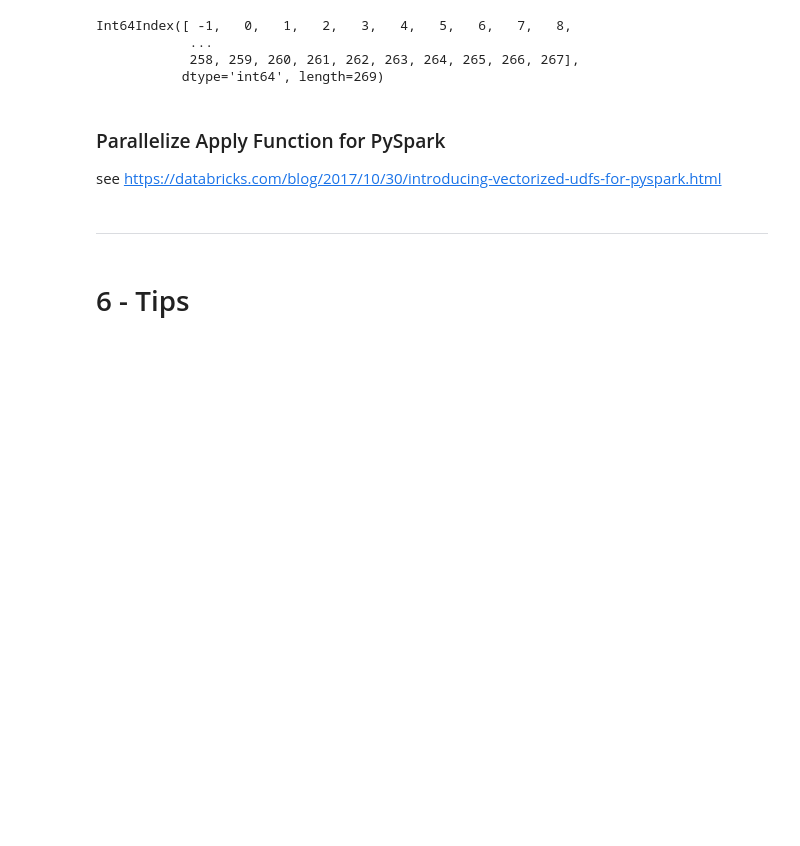
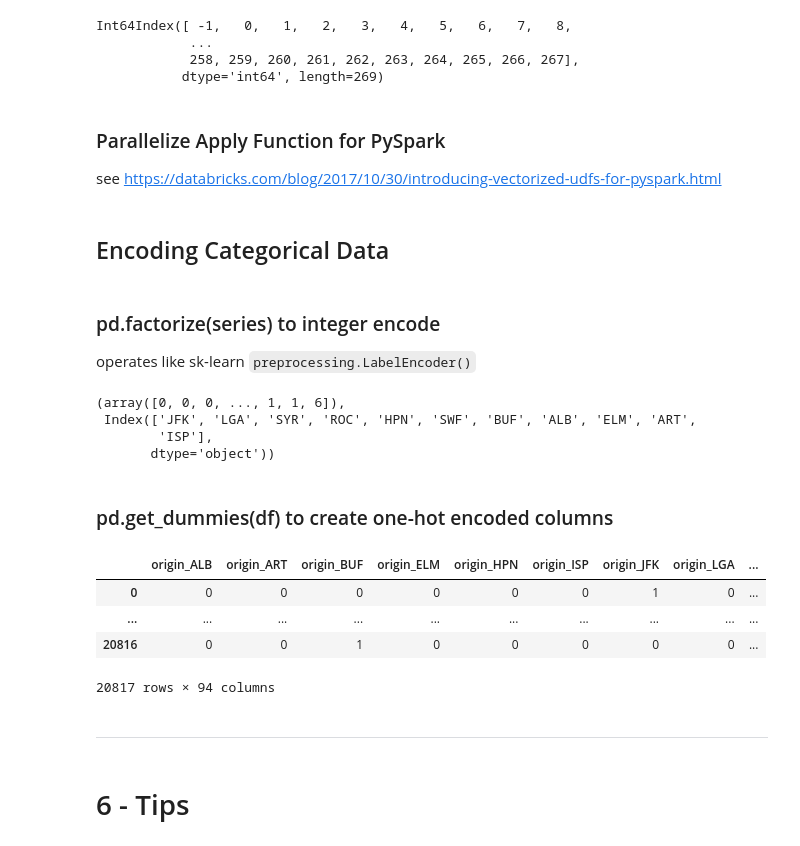
Before and after one commit to marksibrahim/recipes, a Jupyter notebook: modern-pandas/modern-pandas.ipynb, the cells around one changed output. Cells and saved outputs as stored; diff of their text form; code cells hidden in the pictures; blank space fills up the shorter version.

Commit message:
added categorical data and iloc

```diff
--- a/modern-pandas/modern-pandas.ipynb
+++ b/modern-pandas/modern-pandas.ipynb
@@ -245,6 +254,28 @@ def subtract_mean(pdf):
     return pdf.assign(v=pdf.v - pdf.v.mean())
 
 df.groupby('id').apply(subtract_mean)
+# %% [markdown]
+## Encoding Categorical Data
+# %% [markdown]
+### pd.factorize(series) to integer encode
+operates like sk-learn `preprocessing.LabelEncoder()`
+# %%
+pd.factorize(flights["origin"])
+# %% [output]
+(array([0, 0, 0, ..., 1, 1, 6]),
+ Index(['JFK', 'LGA', 'SYR', 'ROC', 'HPN', 'SWF', 'BUF', 'ALB', 'ELM', 'ART',
+        'ISP'],
+       dtype='object'))
+# %% [markdown]
+### pd.get_dummies(df) to create one-hot encoded columns
+# %%
+pd.get_dummies(flights[["origin", "dest"]])
+# %% [output]
+|  | origin_ALB | origin_ART | origin_BUF | origin_ELM | origin_HPN | origin_ISP | origin_JFK | origin_LGA | ... |
+| 0 | 0 | 0 | 0 | 0 | 0 | 0 | 1 | 0 | ... |
+| ... | ... | ... | ... | ... | ... | ... | ... | ... | ... |
+| 20816 | 0 | 0 | 1 | 0 | 0 | 0 | 0 | 0 | ... |
+20817 rows × 94 columns
 # %% [markdown]
 ---
 # %% [markdown]
```
Also changed, not shown: parts of 3 cells of this notebook.
